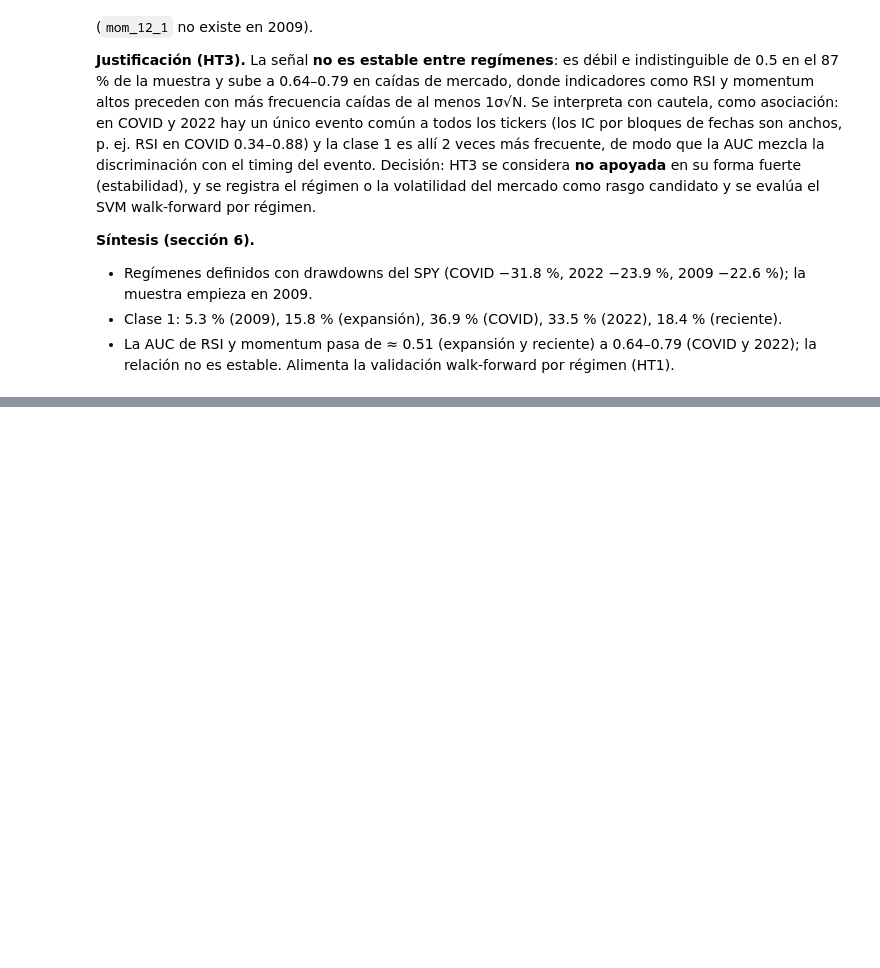
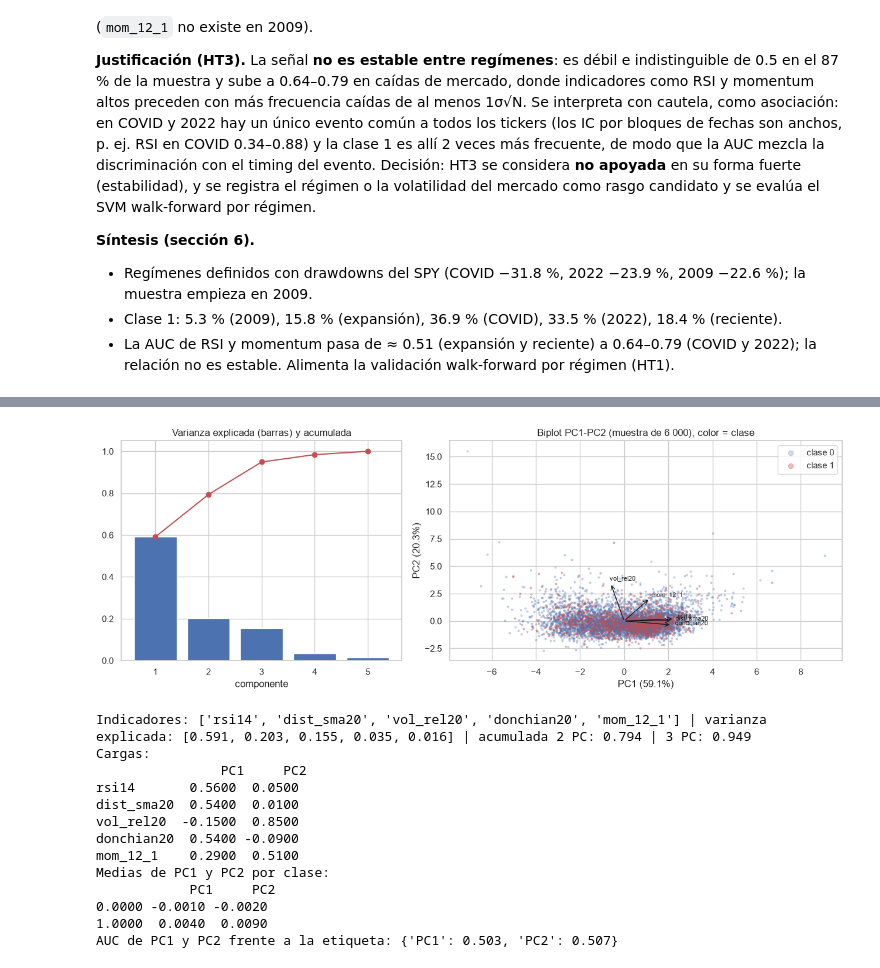
Before and after one commit to louis97/asistente-financiero, a Jupyter notebook: notebooks/04_eda_relaciones.ipynb, the cells around one changed output, grey strips where cells are left out. Cells and saved outputs as stored; diff of their text form; code cells hidden in the pictures; blank space fills up the shorter version.

Commit message:
feat(nb04): EDA multivariado: HP3, HF2, correlaciones, Merton, cobertura y estado de hipótesis

```diff
--- a/notebooks/04_eda_relaciones.ipynb
+++ b/notebooks/04_eda_relaciones.ipynb
@@ -393,0 +478,27 @@ fig.savefig(config.DIR_ASSETS / "nb04_auc_por_regimen.png", dpi=150, bbox_inches
+# %%
+from statsmodels.tsa.stattools import adfuller
+rat = datos.cargar_snapshot("ratios_anuales"); splits = datos.cargar_snapshot("splits")
+ancho_sd = datos.a_ancho(datos.cargar_snapshot("precios_semanales_sd"))
+mult = {}
+for t in config.tickers():
+    col = "pb" if t in config.UNIVERSO["financiero"] else "pe"
+    pr = ancho_sd[t].dropna().rename("close").rename_axis("fecha").reset_index()
+    m = fu.multiplos_semanales(pr, fu.ajustar_por_splits(rat[rat.ticker == t], splits[splits.ticker == t])).set_index("fecha")
+    mult[t] = m[col]
+MULT = pd.DataFrame(mult).drop(columns="GOOGL")
+REL, PCTG = {}, {}
+for ramo, lista in config.UNIVERSO.items():
+    w = MULT[[t for t in lista if t in MULT.columns]]
+    REL[ramo] = fu.multiplo_relativo(w); PCTG[ramo] = fu.percentil_en_grupo(w)
+REL = pd.concat(REL.values(), axis=1)[MULT.columns]; PCTG = pd.concat(PCTG.values(), axis=1)[MULT.columns]
+print("Cobertura no-NaN del múltiplo (mediana):", round(MULT.notna().mean().median(), 3), "| fechas", MULT.index.min().date(), "a", MULT.index.max().date())
+filas = {}
+for t in REL:
+    x = REL[t].dropna()
+    if len(x) < 150: filas[t] = {"n": len(x)}; continue
+    ou = rg.ajuste_ou(x)
+    filas[t] = {"n": len(x), "ADF_p": adfuller(x)[1], "m": ou["m"], "eta": ou["eta"], "vida_media_anios": ou["vida_media_anios"],
+                "sigma": ou["sigma"], "rel_actual": x.iloc[-1], "pct_industria_actual": PCTG[t].dropna().iloc[-1]}
+hf2 = pd.DataFrame(filas).T.astype(float); hf2["industria"] = [config.industria_de(t) for t in hf2.index]
+hf2["revierte"] = hf2.eta.notna() & (hf2.ADF_p < .05)
+print(hf2.round(3).to_string())
@@ -393,0 +617,31 @@ fig.savefig(config.DIR_ASSETS / "nb04_auc_por_regimen.png", dpi=150, bbox_inches
+# %%
+from sklearn.decomposition import PCA
+X = D[sel]; Xs = (X - X.mean()) / X.std()
+pca = PCA().fit(Xs); ev = pca.explained_variance_ratio_; sc = pca.transform(Xs)
+carga = pd.DataFrame(pca.components_[:2].T, index=sel, columns=["PC1", "PC2"])
+fig, ax = plt.subplots(1, 2, figsize=(13, 4.8), gridspec_kw={"width_ratios": [1, 1.4]})
+ax[0].bar(range(1, len(ev) + 1), ev); ax[0].plot(range(1, len(ev) + 1), ev.cumsum(), "o-", c="C3"); ax[0].set(title="Varianza explicada (barras) y acumulada", xlabel="componente")
+m = np.random.default_rng(0).choice(len(D), 6000, replace=False); y = D[Y].to_numpy()[m]
+ax[1].scatter(sc[m][y == 0, 0], sc[m][y == 0, 1], s=4, alpha=.25, c="C0", label="clase 0"); ax[1].scatter(sc[m][y == 1, 0], sc[m][y == 1, 1], s=4, alpha=.35, c="C3", label="clase 1")
+for c in sel: ax[1].annotate("", xy=carga.loc[c] * 4, xytext=(0, 0), arrowprops=dict(arrowstyle="->", color="k")); ax[1].text(*(carga.loc[c] * 4.3), c, fontsize=8)
+ax[1].set(title="Biplot PC1-PC2 (muestra de 6 000), color = clase", xlabel=f"PC1 ({ev[0]:.1%})", ylabel=f"PC2 ({ev[1]:.1%})"); ax[1].legend(markerscale=3)
+fig.tight_layout(); fig.savefig(config.DIR_ASSETS / "nb04_pca_indicadores.png", dpi=150, bbox_inches="tight"); plt.show()
+print("Indicadores:", sel, "| varianza explicada:", ev.round(3).tolist(), "| acumulada 2 PC:", round(ev[:2].sum(), 3), "| 3 PC:", round(ev[:3].sum(), 3))
+print("Cargas:\n", carga.round(2).to_string())
+print("Medias de PC1 y PC2 por clase:\n", pd.DataFrame(sc[:, :2], columns=["PC1", "PC2"]).groupby(y_all := D[Y].values).mean().round(3).to_string())
+print("AUC de PC1 y PC2 frente a la etiqueta:", {f"PC{i+1}": round(roc_auc_score(D[Y], sc[:, i]), 3) for i in range(2)})
+# %% [output]
+[figure, added]
+Indicadores: ['rsi14', 'dist_sma20', 'vol_rel20', 'donchian20', 'mom_12_1'] | varianza explicada: [0.591, 0.203, 0.155, 0.035, 0.016] | acumulada 2 PC: 0.794 | 3 PC: 0.949
+Cargas:
+                PC1     PC2
+rsi14       0.5600  0.0500
+dist_sma20  0.5400  0.0100
+vol_rel20  -0.1500  0.8500
+donchian20  0.5400 -0.0900
+mom_12_1    0.2900  0.5100
+Medias de PC1 y PC2 por clase:
+            PC1     PC2
+0.0000 -0.0010 -0.0020
+1.0000  0.0040  0.0090
+AUC de PC1 y PC2 frente a la etiqueta: {'PC1': 0.503, 'PC2': 0.507}
```
Also changed, not shown: parts of 28 cells of this notebook, 6 other files.
